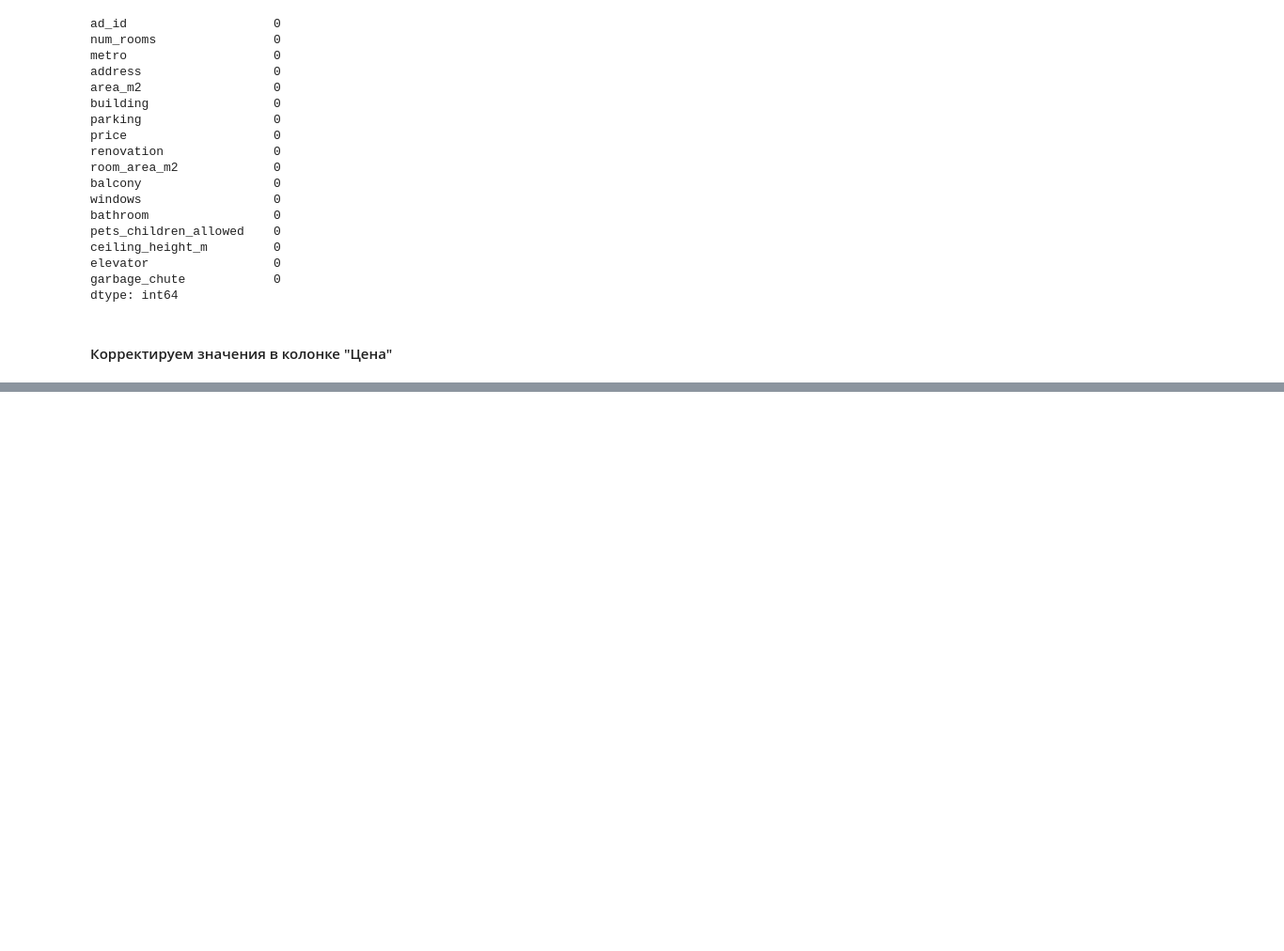
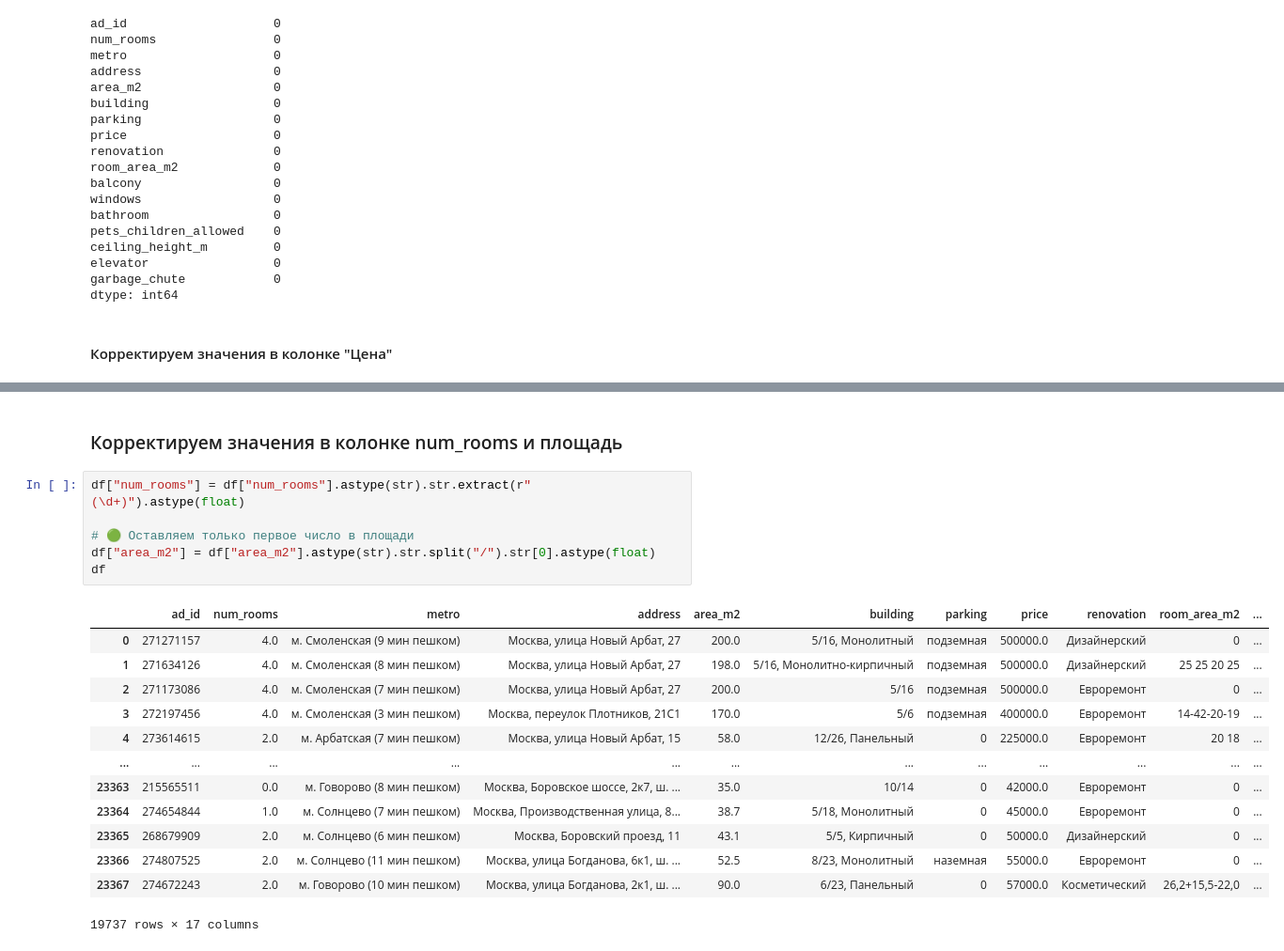
Before and after one commit to Saveliy-Vorobev/apartment-price-analytics, a Jupyter notebook: notebooks/preprocessing.ipynb, the cells around one changed output, grey strips where cells are left out. Shown at 94% size. Saved outputs shown, nothing was run; the diff lists cells and outputs as text; blank space fills up the shorter version.

```diff
--- a/notebooks/preprocessing.ipynb
+++ b/notebooks/preprocessing.ipynb
@@ -103,3 +103,25 @@ df.head(5)
 | 2 | 271173086 | 4, Оба варианта | м. Смоленская (7 мин пешком) | Москва, улица Новый Арбат, 27 | 200.0/116.0/4.0 | 5/16 | подземная | 500000.0 | Евроремонт | 0 | ... |
 | 3 | 272197456 | 4, Оба варианта | м. Смоленская (3 мин пешком) | Москва, переулок Плотников, 21С1 | 170.0/95.0/17.0 | 5/6 | подземная | 400000.0 | Евроремонт | 14-42-20-19 | ... |
 | 4 | 273614615 | 2 | м. Арбатская (7 мин пешком) | Москва, улица Новый Арбат, 15 | 58.0/38.0/5.0 | 12/26, Панельный | 0 | 225000.0 | Евроремонт | 20 18 | ... |
+# %% [markdown]
+### Корректируем значения в колонке num_rooms и площадь
+# %%
+df["num_rooms"] = df["num_rooms"].astype(str).str.extract(r"(\d+)").astype(float)
+
+# 🟢 Оставляем только первое число в площади
+df["area_m2"] = df["area_m2"].astype(str).str.split("/").str[0].astype(float)
+df
+# %% [output]
+|  | ad_id | num_rooms | metro | address | area_m2 | building | parking | price | renovation | room_area_m2 | ... |
+| 0 | 271271157 | 4.0 | м. Смоленская (9 мин пешком) | Москва, улица Новый Арбат, 27 | 200.0 | 5/16, Монолитный | подземная | 500000.0 | Дизайнерский | 0 | ... |
+| 1 | 271634126 | 4.0 | м. Смоленская (8 мин пешком) | Москва, улица Новый Арбат, 27 | 198.0 | 5/16, Монолитно-кирпичный | подземная | 500000.0 | Дизайнерский | 25 25 20 25 | ... |
+| 2 | 271173086 | 4.0 | м. Смоленская (7 мин пешком) | Москва, улица Новый Арбат, 27 | 200.0 | 5/16 | подземная | 500000.0 | Евроремонт | 0 | ... |
+| 3 | 272197456 | 4.0 | м. Смоленская (3 мин пешком) | Москва, переулок Плотников, 21С1 | 170.0 | 5/6 | подземная | 400000.0 | Евроремонт | 14-42-20-19 | ... |
+| 4 | 273614615 | 2.0 | м. Арбатская (7 мин пешком) | Москва, улица Новый Арбат, 15 | 58.0 | 12/26, Панельный | 0 | 225000.0 | Евроремонт | 20 18 | ... |
+| ... | ... | ... | ... | ... | ... | ... | ... | ... | ... | ... | ... |
+| 23363 | 215565511 | 0.0 | м. Говорово (8 мин пешком) | Москва, Боровское шоссе, 2к7, ш. ... | 35.0 | 10/14 | 0 | 42000.0 | Евроремонт | 0 | ... |
+| 23364 | 274654844 | 1.0 | м. Солнцево (7 мин пешком) | Москва, Производственная улица, 8... | 38.7 | 5/18, Монолитный | 0 | 45000.0 | Евроремонт | 0 | ... |
+| 23365 | 268679909 | 2.0 | м. Солнцево (6 мин пешком) | Москва, Боровский проезд, 11 | 43.1 | 5/5, Кирпичный | 0 | 50000.0 | Дизайнерский | 0 | ... |
+| 23366 | 274807525 | 2.0 | м. Солнцево (11 мин пешком) | Москва, улица Богданова, 6к1, ш. ... | 52.5 | 8/23, Монолитный | наземная | 55000.0 | Евроремонт | 0 | ... |
+| 23367 | 274672243 | 2.0 | м. Говорово (10 мин пешком) | Москва, улица Богданова, 2к1, ш. ... | 90.0 | 6/23, Панельный | 0 | 57000.0 | Косметический | 26,2+15,5-22,0 | ... |
+19737 rows × 17 columns
```
Also changed, not shown: parts of 6 cells of this notebook, 1 other file.
